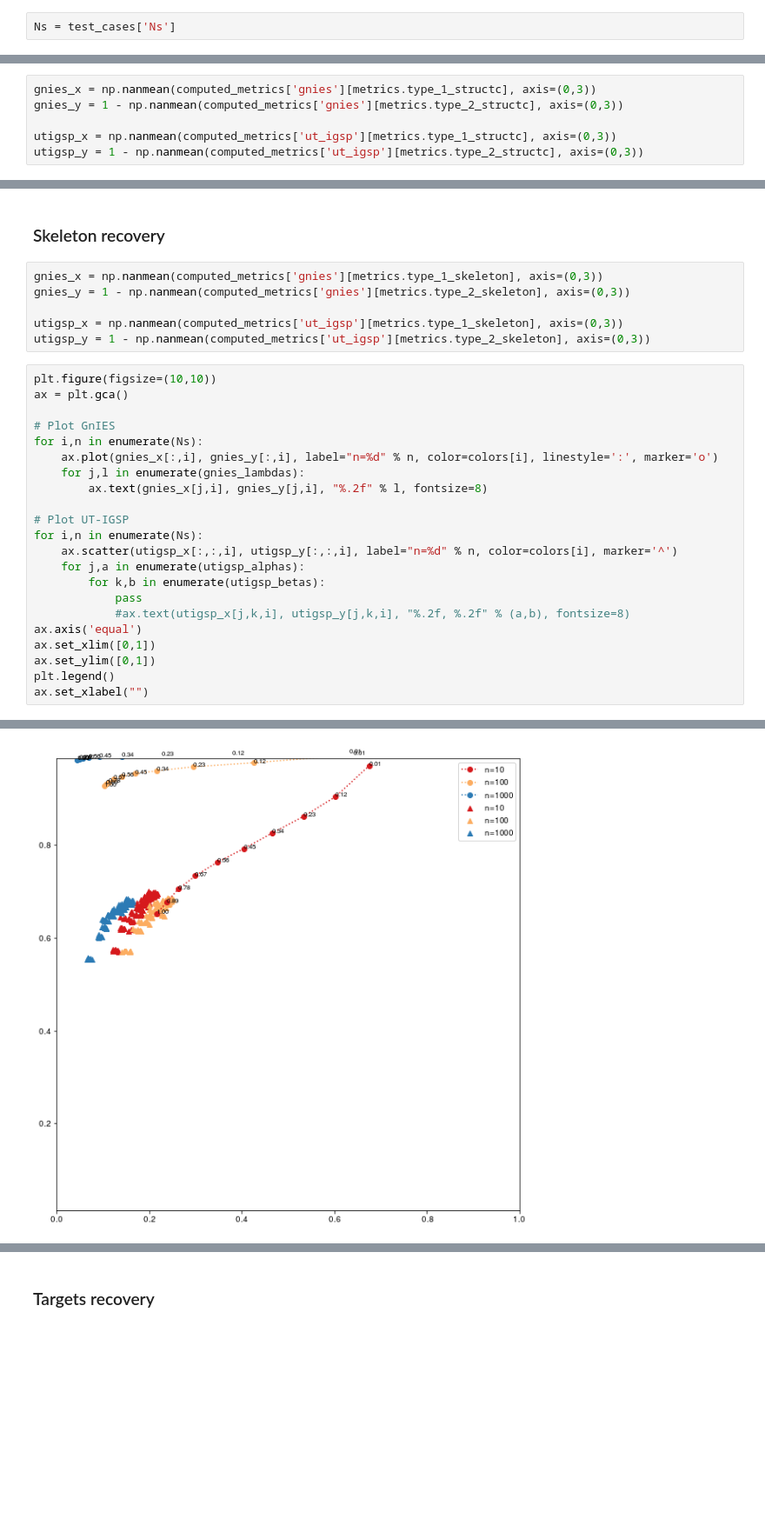
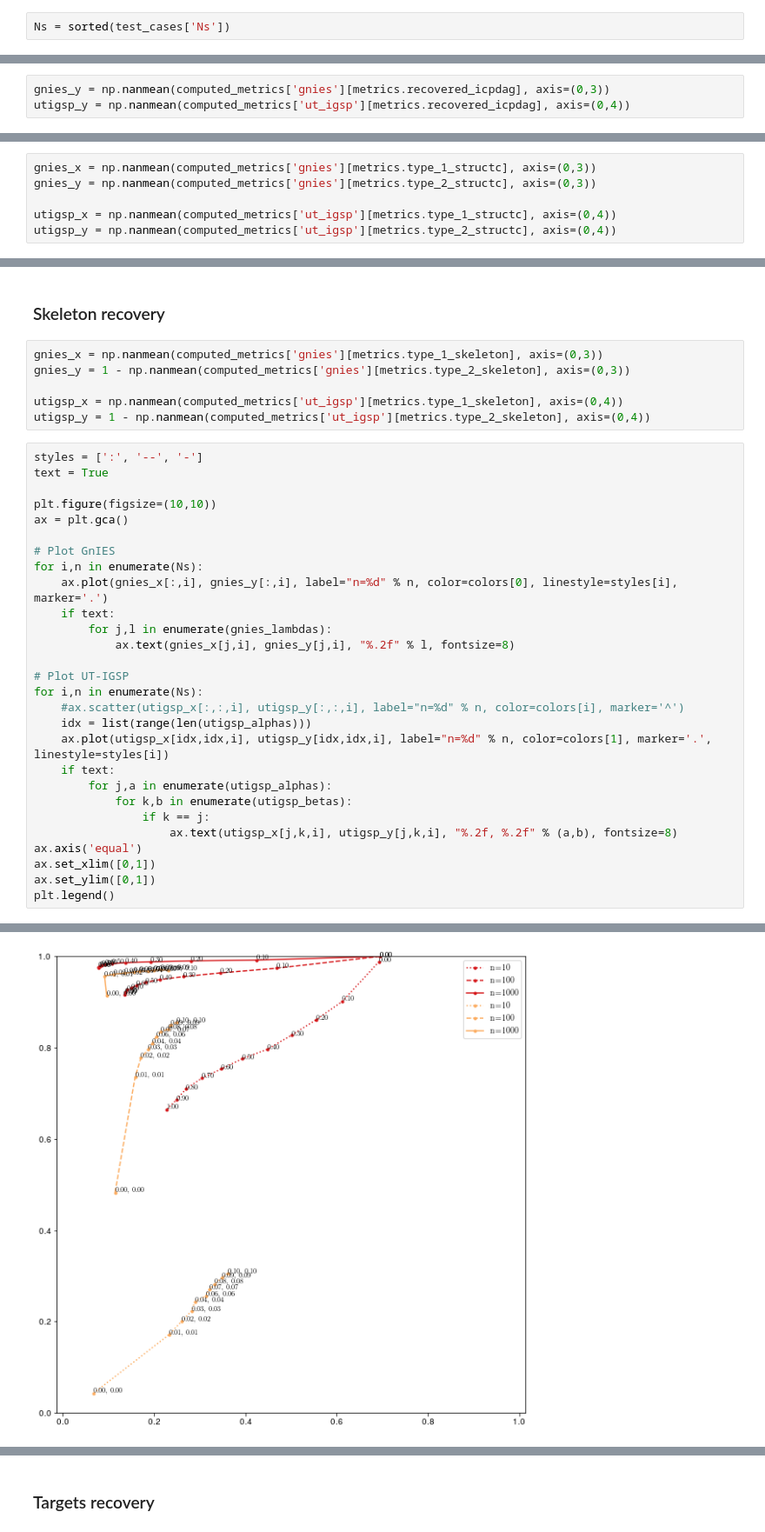
Before and after one commit to juangamella/gnies-paper, a Jupyter notebook: figures_synthetic_experiments.ipynb, the cells around one changed output, grey strips where cells are left out. Shown at 87% size. Cells and saved outputs as stored; diff of their text form; blank space fills up the shorter version.

```diff
--- a/figures_synthetic_experiments.ipynb
+++ b/figures_synthetic_experiments.ipynb
@@ -68,5 +72,5 @@ dict_keys(['gnies', 'ut_igsp'])
 # %%
-Ns = test_cases['Ns']
+Ns = sorted(test_cases['Ns'])
 # %%
 gnies_lambdas = gnies_args[2]
 gnies_lambdas
@@ -91,0 +98,3 @@ utigsp_alphas, utigsp_betas
+# %%
+gnies_y = np.nanmean(computed_metrics['gnies'][metrics.recovered_icpdag], axis=(0,3))
+utigsp_y = np.nanmean(computed_metrics['ut_igsp'][metrics.recovered_icpdag], axis=(0,4))
@@ -95,8 +131,8 @@ utigsp_alphas, utigsp_betas
 ### Class recovery
 # %%
 gnies_x = np.nanmean(computed_metrics['gnies'][metrics.type_1_structc], axis=(0,3))
-gnies_y = 1 - np.nanmean(computed_metrics['gnies'][metrics.type_2_structc], axis=(0,3))
+gnies_y = np.nanmean(computed_metrics['gnies'][metrics.type_2_structc], axis=(0,3))
 
-utigsp_x = np.nanmean(computed_metrics['ut_igsp'][metrics.type_1_structc], axis=(0,3))
-utigsp_y = 1 - np.nanmean(computed_metrics['ut_igsp'][metrics.type_2_structc], axis=(0,3))
+utigsp_x = np.nanmean(computed_metrics['ut_igsp'][metrics.type_1_structc], axis=(0,4))
+utigsp_y = np.nanmean(computed_metrics['ut_igsp'][metrics.type_2_structc], axis=(0,4))
 # %%
@@ -129,28 +218,34 @@ plt.legend()
 gnies_x = np.nanmean(computed_metrics['gnies'][metrics.type_1_skeleton], axis=(0,3))
 gnies_y = 1 - np.nanmean(computed_metrics['gnies'][metrics.type_2_skeleton], axis=(0,3))
 
-utigsp_x = np.nanmean(computed_metrics['ut_igsp'][metrics.type_1_skeleton], axis=(0,3))
-utigsp_y = 1 - np.nanmean(computed_metrics['ut_igsp'][metrics.type_2_skeleton], axis=(0,3))
+utigsp_x = np.nanmean(computed_metrics['ut_igsp'][metrics.type_1_skeleton], axis=(0,4))
+utigsp_y = 1 - np.nanmean(computed_metrics['ut_igsp'][metrics.type_2_skeleton], axis=(0,4))
 # %%
+styles = [':', '--', '-']
+text = True
+
 plt.figure(figsize=(10,10))
 ax = plt.gca()
 
 # Plot GnIES
 for i,n in enumerate(Ns):
-    ax.plot(gnies_x[:,i], gnies_y[:,i], label="n=%d" % n, color=colors[i], linestyle=':', marker='o')
-    for j,l in enumerate(gnies_lambdas):
-        ax.text(gnies_x[j,i], gnies_y[j,i], "%.2f" % l, fontsize=8)
+    ax.plot(gnies_x[:,i], gnies_y[:,i], label="n=%d" % n, color=colors[0], linestyle=styles[i], marker='.')
+    if text:
+        for j,l in enumerate(gnies_lambdas):
+            ax.text(gnies_x[j,i], gnies_y[j,i], "%.2f" % l, fontsize=8)
 
 # Plot UT-IGSP
 for i,n in enumerate(Ns):
-    ax.scatter(utigsp_x[:,:,i], utigsp_y[:,:,i], label="n=%d" % n, color=colors[i], marker='^')
-    for j,a in enumerate(utigsp_alphas):
-        for k,b in enumerate(utigsp_betas):
-            pass
-            #ax.text(utigsp_x[j,k,i], utigsp_y[j,k,i], "%.2f, %.2f" % (a,b), fontsize=8)
+    #ax.scatter(utigsp_x[:,:,i], utigsp_y[:,:,i], label="n=%d" % n, color=colors[i], marker='^')
+    idx = list(range(len(utigsp_alphas)))
+    ax.plot(utigsp_x[idx,idx,i], utigsp_y[idx,idx,i], label="n=%d" % n, color=colors[1], marker='.', linestyle=styles[i])
+    if text:
+        for j,a in enumerate(utigsp_alphas):
+            for k,b in enumerate(utigsp_betas):
+                if k == j:
+                    ax.text(utigsp_x[j,k,i], utigsp_y[j,k,i], "%.2f, %.2f" % (a,b), fontsize=8)
 ax.axis('equal')
 ax.set_xlim([0,1])
 ax.set_ylim([0,1])
 plt.legend()
-ax.set_xlabel("")
 # %% [output]
@@ -158 +253 @@ Text(0.5, 0, '')
-[figure, old version]
+[figure, new version]
```
Also changed, not shown: parts of 17 cells of this notebook.
